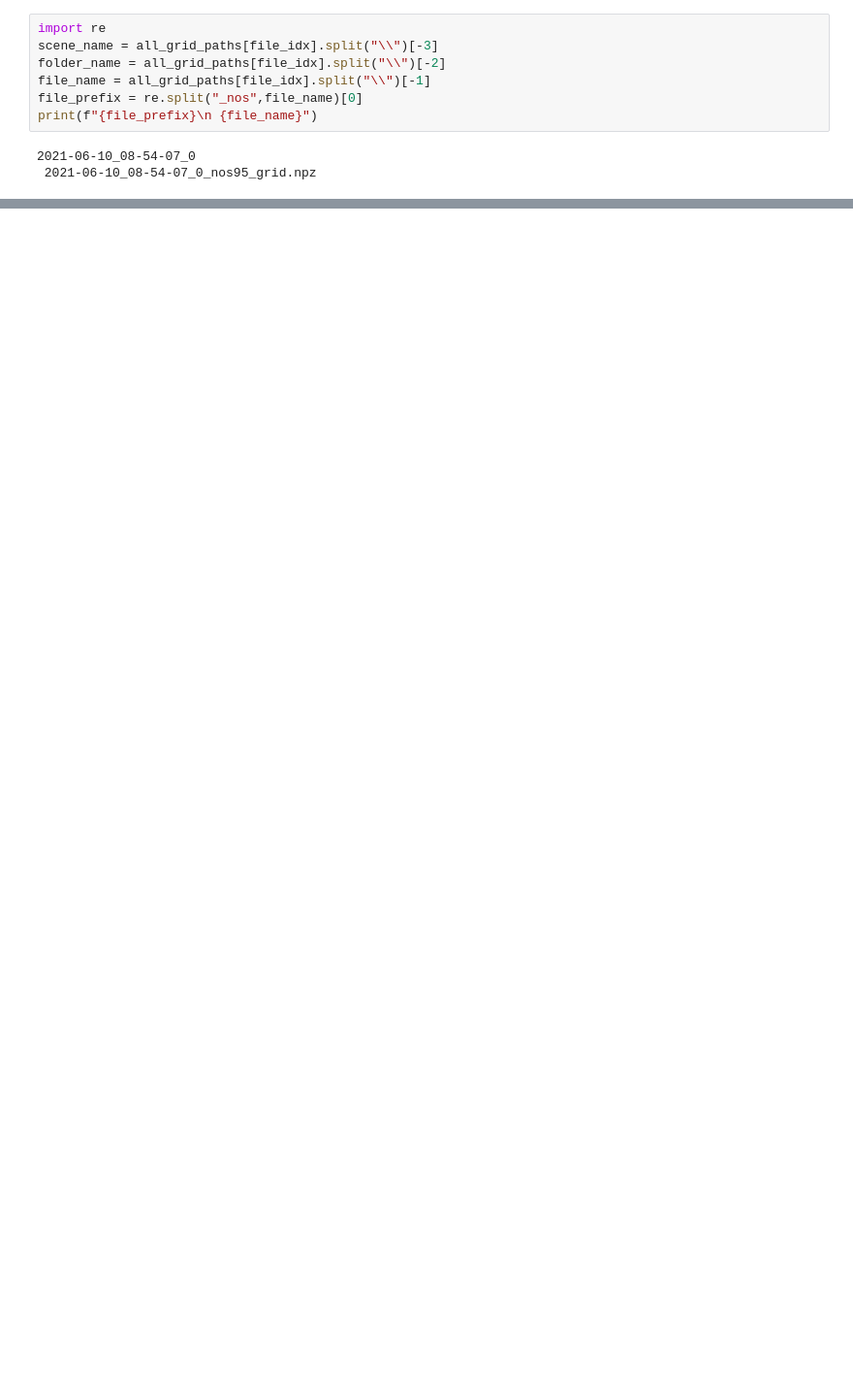
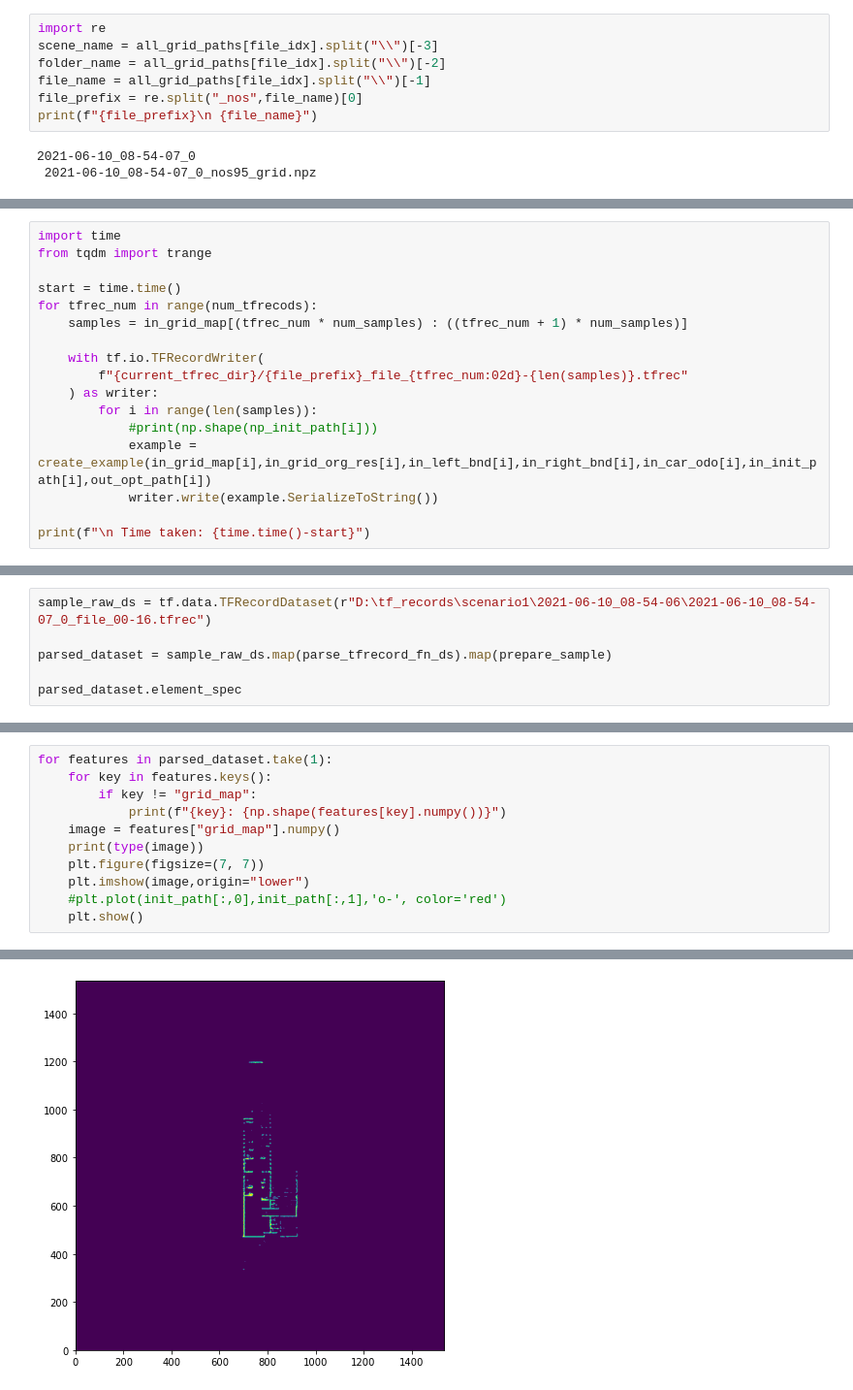
Before and after one commit to saitejamalyala/rosbag2numpy, a Jupyter notebook: iter_create_np_fromrbag/npz_2_tfrec_process.ipynb, the cells around one changed output, grey strips where cells are left out. Shown: that part at 97% size. Drawn from its saved outputs; the diff is of its cells as text; blank space fills up the shorter version.

```diff
--- a/iter_create_np_fromrbag/npz_2_tfrec_process.ipynb
+++ b/iter_create_np_fromrbag/npz_2_tfrec_process.ipynb
@@ -130,0 +209,17 @@ print(f"{file_prefix}\n {file_name}")
+# %%
+import time
+from tqdm import trange
+
+start = time.time()
+for tfrec_num in range(num_tfrecods):
+    samples = in_grid_map[(tfrec_num * num_samples) : ((tfrec_num + 1) * num_samples)]
+
+    with tf.io.TFRecordWriter(
+        f"{current_tfrec_dir}/{file_prefix}_file_{tfrec_num:02d}-{len(samples)}.tfrec"
+    ) as writer:
+        for i in range(len(samples)):
+            #print(np.shape(np_init_path[i]))
+            example = create_example(in_grid_map[i],in_grid_org_res[i],in_left_bnd[i],in_right_bnd[i],in_car_odo[i],in_init_path[i],out_opt_path[i])
+            writer.write(example.SerializeToString())
+
+print(f"\n Time taken: {time.time()-start}")
@@ -130,0 +298,6 @@ print(f"{file_prefix}\n {file_name}")
+# %%
+sample_raw_ds = tf.data.TFRecordDataset(r"D:\tf_records\scenario1\2021-06-10_08-54-06\2021-06-10_08-54-07_0_file_00-16.tfrec")
+
+parsed_dataset = sample_raw_ds.map(parse_tfrecord_fn_ds).map(prepare_sample)
+
+parsed_dataset.element_spec
@@ -130,0 +312,12 @@ print(f"{file_prefix}\n {file_name}")
+# %%
+for features in parsed_dataset.take(1):
+    for key in features.keys():
+        if key != "grid_map":
+            print(f"{key}: {np.shape(features[key].numpy())}")
+    image = features["grid_map"].numpy()
+    print(type(image))
+    plt.figure(figsize=(7, 7))
+    plt.imshow(image,origin="lower")
+    #plt.plot(init_path[:,0],init_path[:,1],'o-', color='red')
+    plt.show()
+# %% [output]
@@ -130,0 +331 @@ print(f"{file_prefix}\n {file_name}")
+[figure, added]
```
Also changed, not shown: parts of 20 cells of this notebook, 2 other files.
